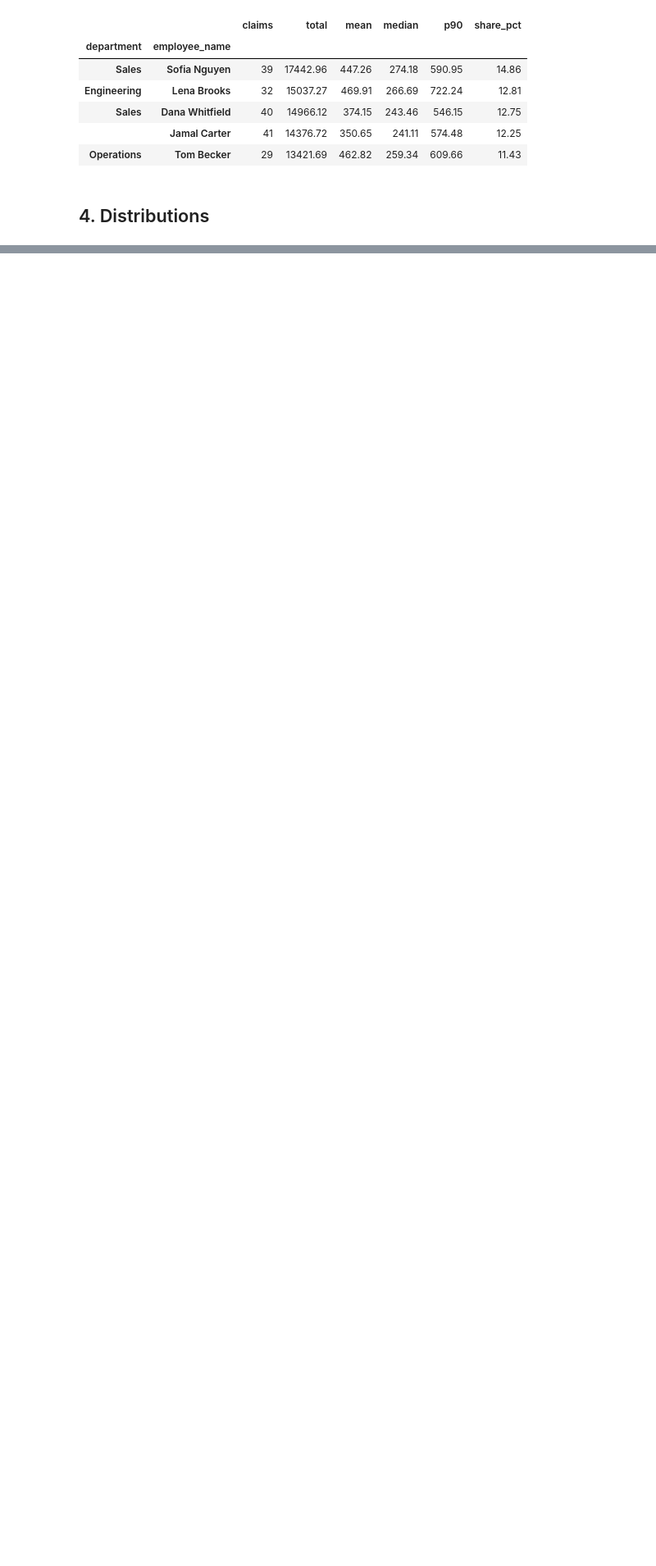
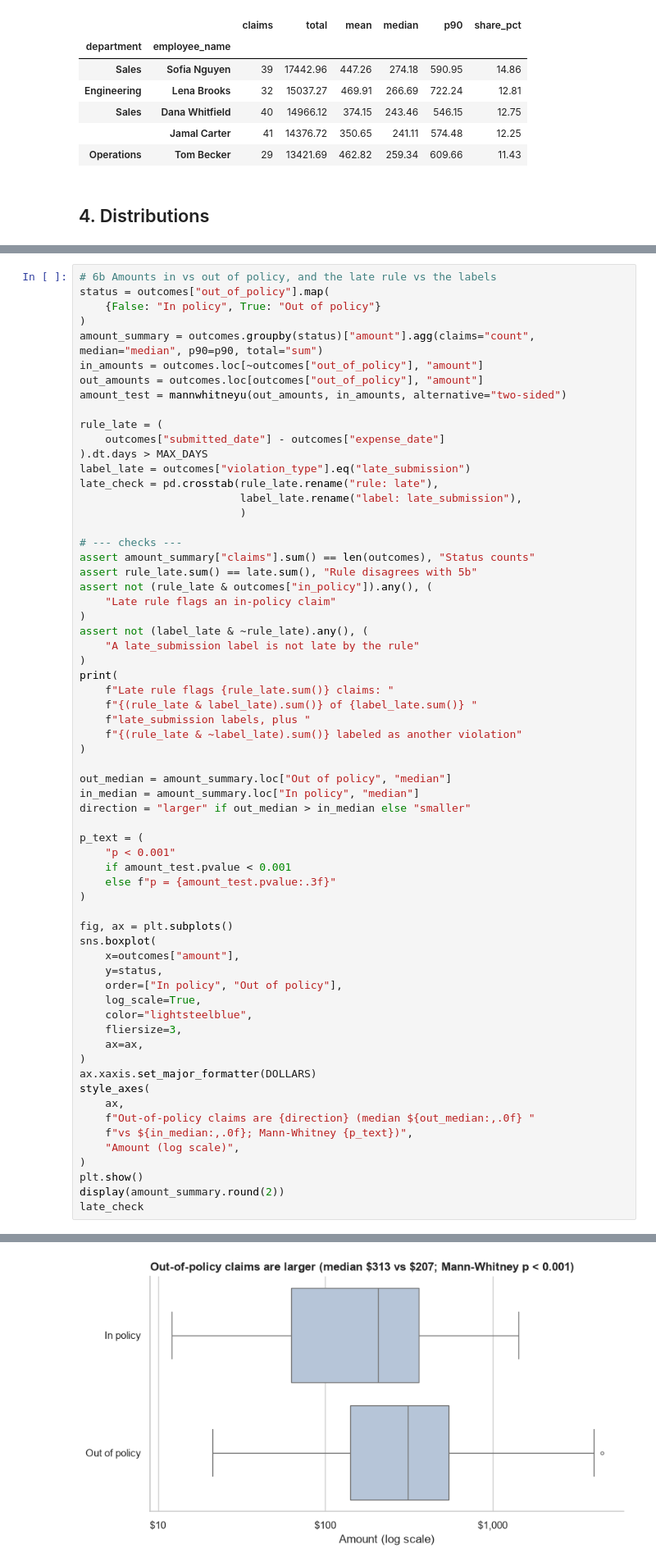
Before and after one commit to MWPerrineJr/Techstack.io, a Jupyter notebook: notebooks/01b_explore_data.ipynb, the cells around one changed output, grey strips where cells are left out. Shown at 82% size. Cells and saved outputs as stored; diff of their text form; blank space fills up the shorter version.

```diff
--- a/notebooks/01b_explore_data.ipynb
+++ b/notebooks/01b_explore_data.ipynb
@@ -302,0 +517,65 @@ Skipped 3 Lodging incidentals (no nights)
+# %%
+# 6b Amounts in vs out of policy, and the late rule vs the labels
+status = outcomes["out_of_policy"].map(
+    {False: "In policy", True: "Out of policy"}
+)
+amount_summary = outcomes.groupby(status)["amount"].agg(claims="count", median="median", p90=p90, total="sum")
+in_amounts = outcomes.loc[~outcomes["out_of_policy"], "amount"]
+out_amounts = outcomes.loc[outcomes["out_of_policy"], "amount"]
+amount_test = mannwhitneyu(out_amounts, in_amounts, alternative="two-sided")
+
+rule_late = (
+    outcomes["submitted_date"] - outcomes["expense_date"]
+).dt.days > MAX_DAYS
+label_late = outcomes["violation_type"].eq("late_submission")
+late_check = pd.crosstab(rule_late.rename("rule: late"),
+                         label_late.rename("label: late_submission"),
+                         )
+
+# --- checks ---
+assert amount_summary["claims"].sum() == len(outcomes), "Status counts"
+assert rule_late.sum() == late.sum(), "Rule disagrees with 5b"
+assert not (rule_late & outcomes["in_policy"]).any(), (
+    "Late rule flags an in-policy claim"
+)
+assert not (label_late & ~rule_late).any(), (
+    "A late_submission label is not late by the rule"
+)
+print(
+    f"Late rule flags {rule_late.sum()} claims: "
+    f"{(rule_late & label_late).sum()} of {label_late.sum()} "
+    f"late_submission labels, plus "
+    f"{(rule_late & ~label_late).sum()} labeled as another violation"
+)
+
+out_median = amount_summary.loc["Out of policy", "median"]
+in_median = amount_summary.loc["In policy", "median"]
+direction = "larger" if out_median > in_median else "smaller"
+
+p_text = (
+    "p < 0.001"
+    if amount_test.pvalue < 0.001
+    else f"p = {amount_test.pvalue:.3f}"
+)
+
+fig, ax = plt.subplots()
+sns.boxplot(
+    x=outcomes["amount"],
+    y=status,
+    order=["In policy", "Out of policy"],
+    log_scale=True,
+    color="lightsteelblue",
+    fliersize=3,
+    ax=ax,
+)
+ax.xaxis.set_major_formatter(DOLLARS)
+style_axes(
+    ax,
+    f"Out-of-policy claims are {direction} (median ${out_median:,.0f} "
+    f"vs ${in_median:,.0f}; Mann-Whitney {p_text})",
+    "Amount (log scale)",
+)
+plt.show()
+display(amount_summary.round(2))
+late_check
+# %% [output]
@@ -302,0 +583 @@ Skipped 3 Lodging incidentals (no nights)
+[figure, added]
```
Also changed, not shown: parts of 10 cells of this notebook, 3 other files.
